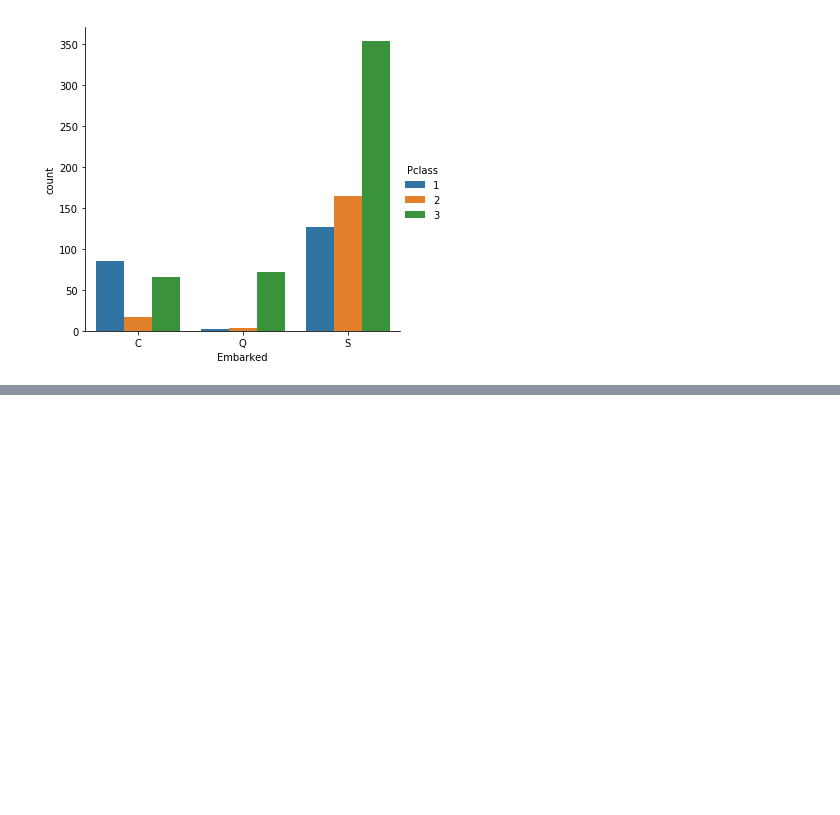
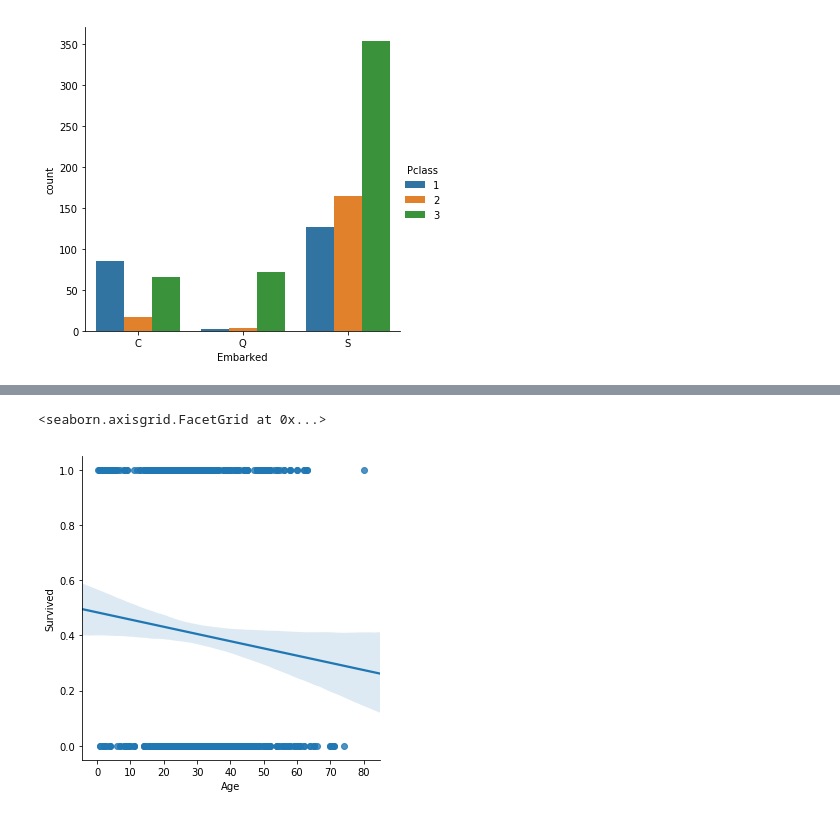
Before and after one commit to bethanylindberg/Kaggle, a Jupyter notebook: Titanic.ipynb, the cells around one changed output, grey strips where cells are left out. Saved outputs shown, nothing was run; the diff lists cells and outputs as text; code cells hidden in the pictures; blank space fills up the shorter version.

```diff
--- a/Titanic.ipynb
+++ b/Titanic.ipynb
@@ -152,0 +229,5 @@ sns.catplot('Embarked',kind="count",data=titanic_df,hue='Pclass',order=['C','Q',
+# %%
+sns.lmplot('Age','Survived',data=titanic_df)
+# %% [output]
+<seaborn.axisgrid.FacetGrid at 0x...>
+[figure, added]
```
Also changed, not shown: parts of 13 cells of this notebook, 3 other files.
